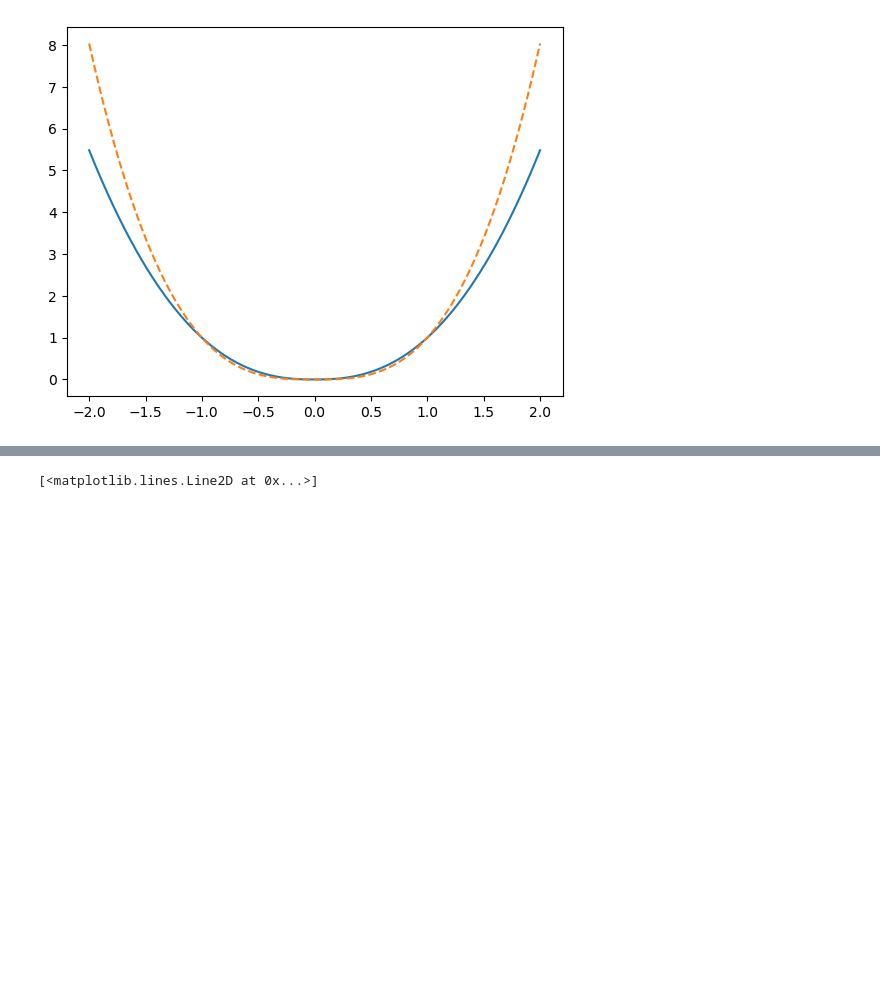
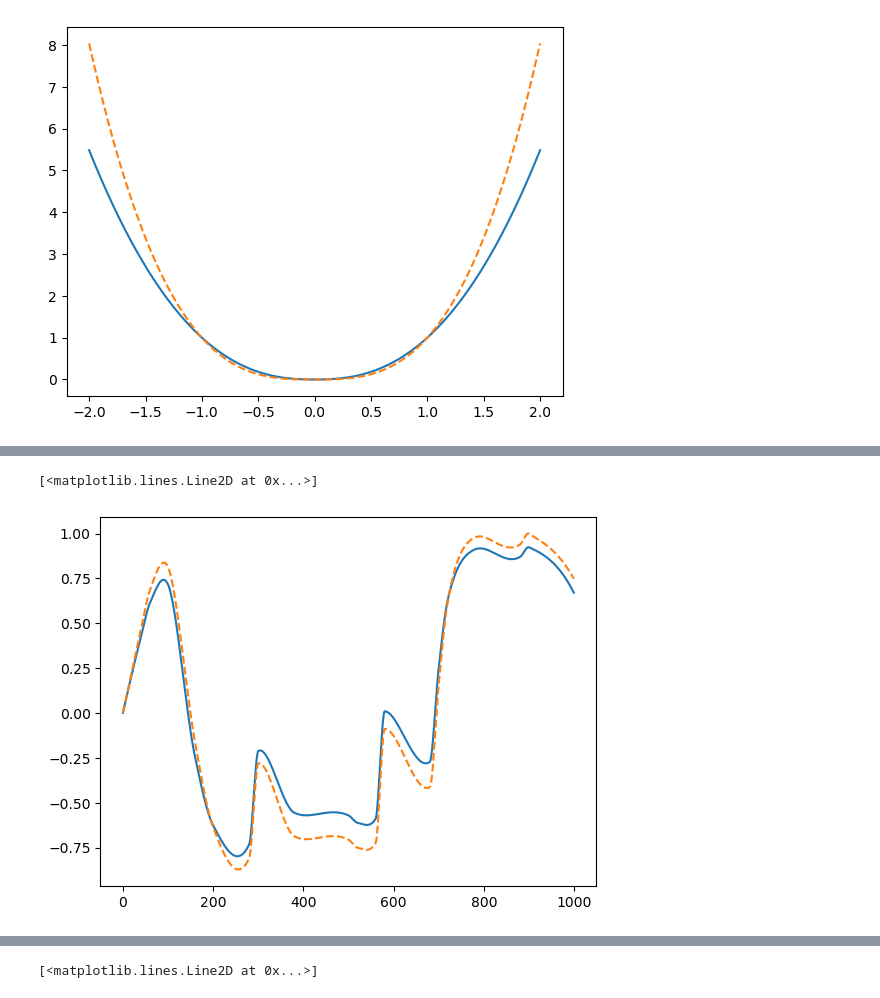
Before and after one commit to m-raj/microstructure-dependent-material-model, a Jupyter notebook: evp.ipynb, the cells around one changed output, grey strips where cells are left out. Cells and saved outputs as stored; diff of their text form; code cells hidden in the pictures; blank space fills up the shorter version.

```diff
--- a/evp.ipynb
+++ b/evp.ipynb
@@ -280,0 +569,38 @@ AssertionError: NaN detected in adjoint loss computation.
+# %%
+dataset = util.ViscoplasticDataset('data/2026-02-17_ElastoViscoplastic_PC1D_process0_data.pkl', step, final_step=5000)
+dataloader = torch.utils.data.DataLoader(dataset, batch_size=200, shuffle=False)
+# %%
+optimizer.lr = 0.001
+mm.tol = mm.tol/10
+# %%
+for epoch in tqdm.trange(100):
+    for x,y in dataloader:
+        # print('epoch:', epoch)
+
+        e, E, Y, n, edot_0, = x
+        # y = torch.zeros_like(y)
+        # xi_pred = torch.zeros_like(y)
+        # E_p, _ = mm.microstructure_encoder(E, Y, n, edot_0)
+        # for i in range(e.shape[1]-1):
+        #     xi_pred[:,i+1] = xi_pred[:,i] + mm.dt*(e[:,i+1] - xi_pred[:,i])
+        #     y[:,i] = E_p*(e[:,i] - xi_pred[:,i])
+        # y[:, -1] = E_p*(e[:, -1] - xi_pred[:, -1])
+        y_pred, xi = mm(e, E, Y, n, edot_0)
+        # break
+    # loss = F.mse_loss(y_pred, y)``
+        loss = mm.adjoint_loss(y, xi, e, E, Y, n, edot_0).mean()
+        # break
+    # break
+        loss.backward()
+    # k = 0
+    # for param in mm.parameters():
+    #     k+=1
+    #     if k == 2:
+    #         # print(torch.abs(param**2 - E_p).mean())
+    #     print(param, param.grad)
+        optimizer.step()
+        optimizer.zero_grad()
+    #     break
+    # break
+    if epoch % 10 == 0:
+        print('loss:', loss.item())
@@ -280,0 +627,7 @@ AssertionError: NaN detected in adjoint loss computation.
+# %%
+i = 1
+plt.plot(y_pred.detach().numpy()[i], label='pred')
+plt.plot(y.detach().numpy()[i], '--', label='true')
+# %% [output]
+[<matplotlib.lines.Line2D at 0x...>]
+[figure, added]
```
Also changed, not shown: parts of 57 cells of this notebook, 3 other files.
